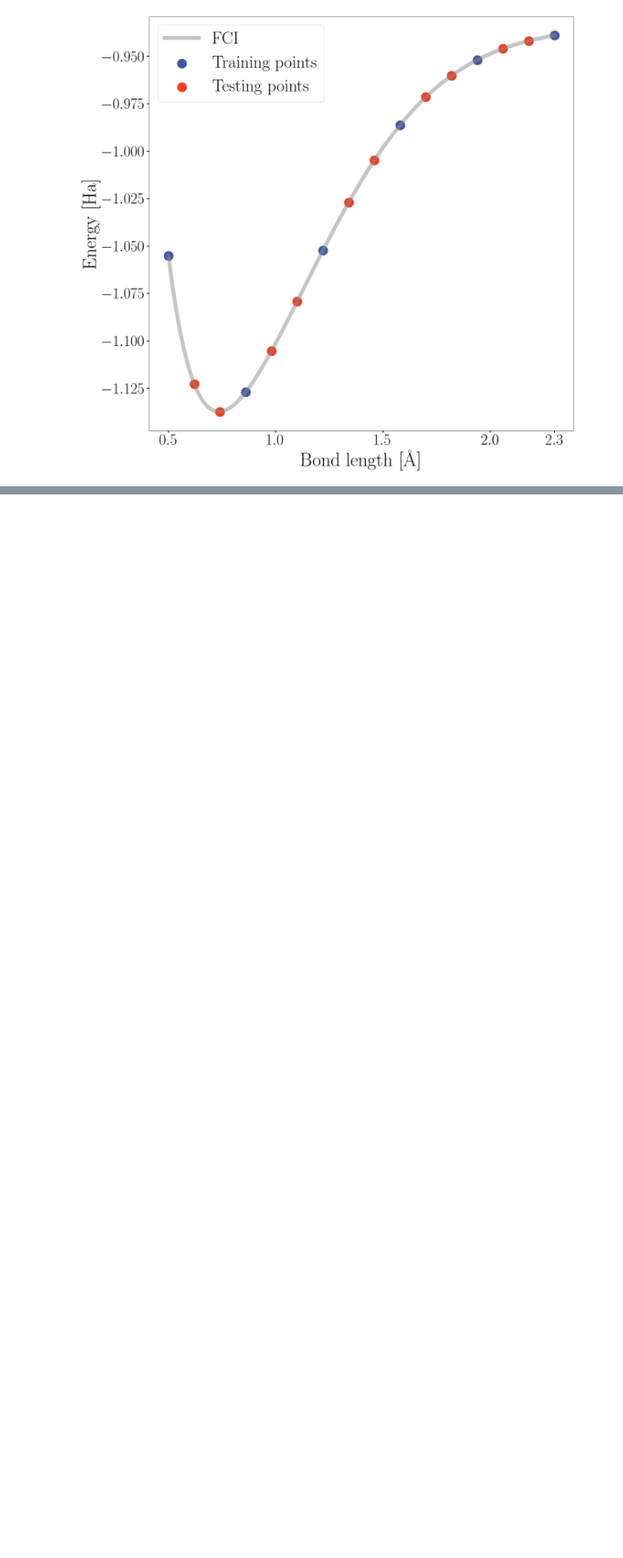
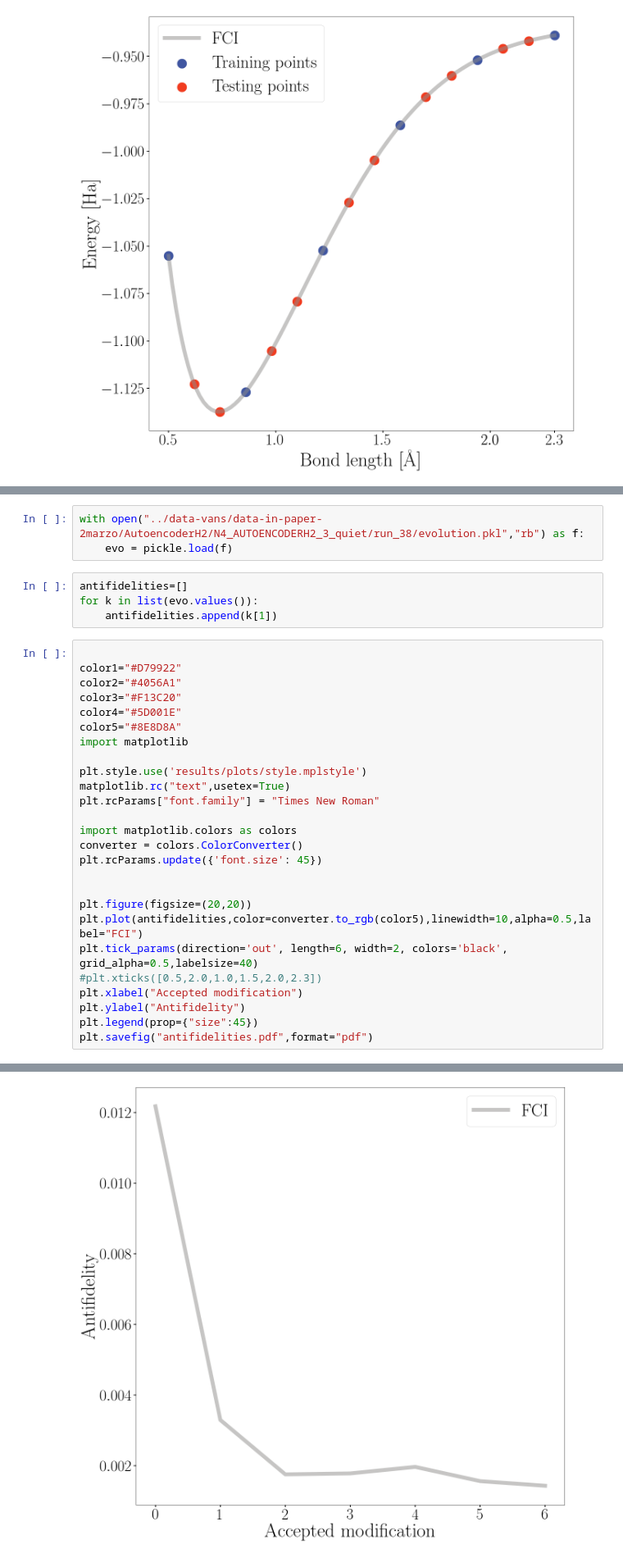
Before and after one commit to matibilkis/vans, a Jupyter notebook: results/autoencoder/plot_autoencoder.ipynb, the cells around one changed output, grey strips where cells are left out. Shown: that part at 82% size. Saved outputs shown, nothing was run; the diff lists cells and outputs as text; blank space fills up the shorter version.

Commit message:
autoencoder 2.0

```diff
--- a/results/autoencoder/plot_autoencoder.ipynb
+++ b/results/autoencoder/plot_autoencoder.ipynb
@@ -43,0 +55,34 @@ plt.savefig("energies.pdf",format="pdf")
+# %%
+with open("../data-vans/data-in-paper-2marzo/AutoencoderH2/N4_AUTOENCODERH2_3_quiet/run_38/evolution.pkl","rb") as f:
+    evo = pickle.load(f)
+# %%
+antifidelities=[]
+for k in list(evo.values()):
+    antifidelities.append(k[1])
+# %%
+
+color1="#D79922"
+color2="#4056A1"
+color3="#F13C20"
+color4="#5D001E"
+color5="#8E8D8A"
+import matplotlib
+
+plt.style.use('results/plots/style.mplstyle')
+matplotlib.rc("text",usetex=True)
+plt.rcParams["font.family"] = "Times New Roman"
+
+import matplotlib.colors as colors
+converter = colors.ColorConverter()
+plt.rcParams.update({'font.size': 45})
+
+
+plt.figure(figsize=(20,20))
+plt.plot(antifidelities,color=converter.to_rgb(color5),linewidth=10,alpha=0.5,label="FCI")
+plt.tick_params(direction='out', length=6, width=2, colors='black', grid_alpha=0.5,labelsize=40)
+#plt.xticks([0.5,2.0,1.0,1.5,2.0,2.3])
+plt.xlabel("Accepted modification")
+plt.ylabel("Antifidelity")
+plt.legend(prop={"size":45})
+plt.savefig("antifidelities.pdf",format="pdf")
+# %% [output]
@@ -43,0 +90 @@ plt.savefig("energies.pdf",format="pdf")
+[figure, added]
```
Also changed, not shown: parts of 3 cells of this notebook, 8 other files.
